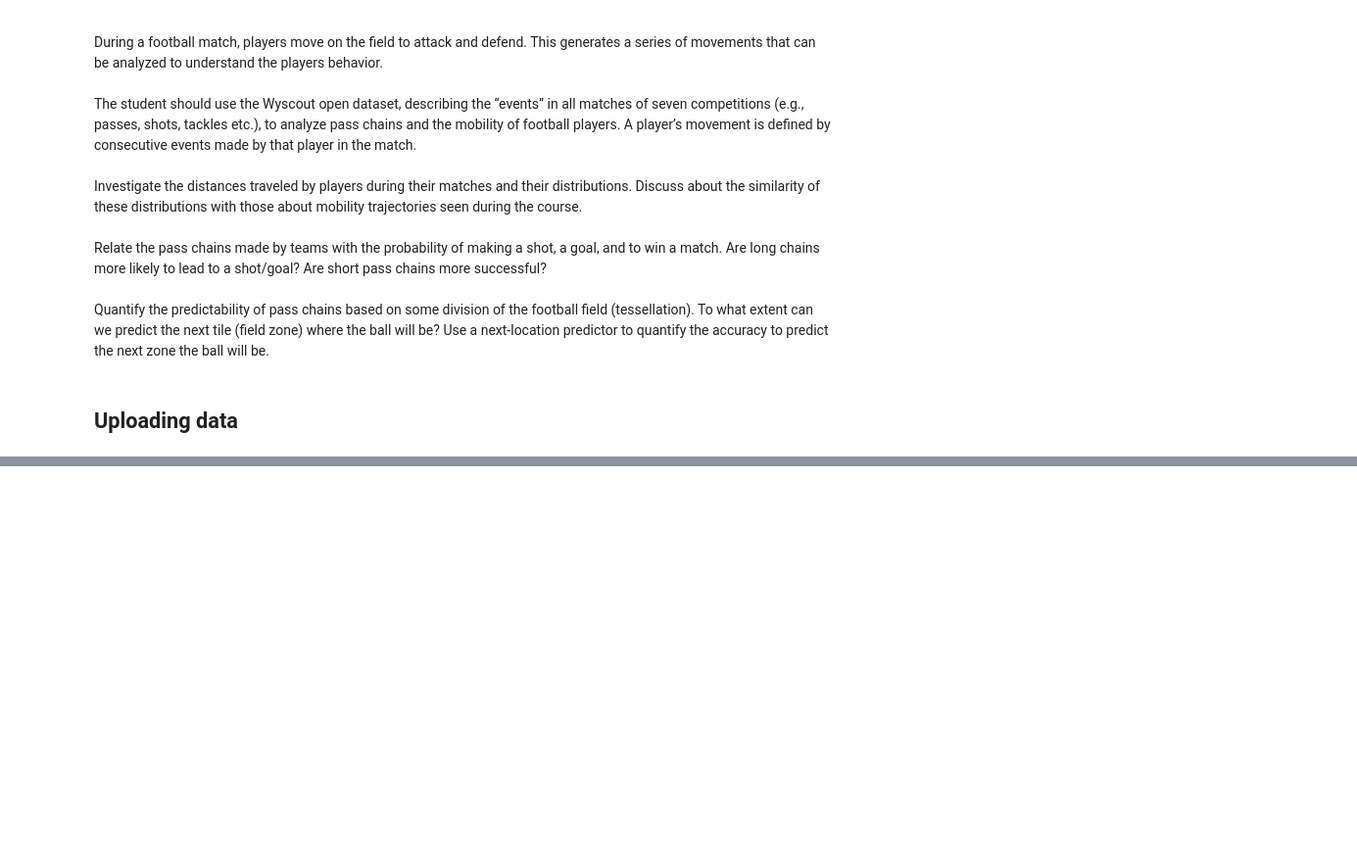
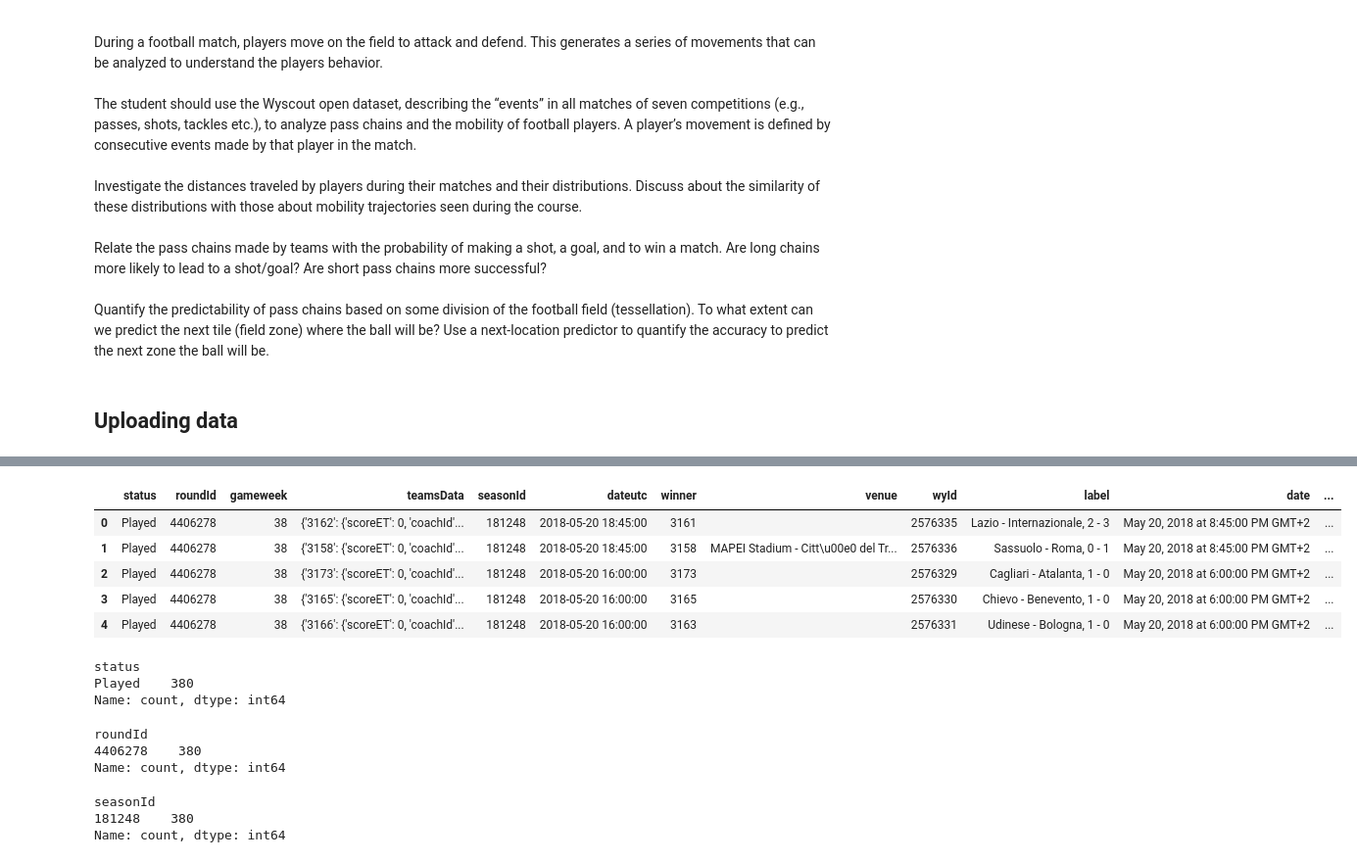
Before and after one commit to PasqualeEsposito/Geospatial_Analytics, a Jupyter notebook: analysis.ipynb, the cells around one changed output, grey strips where cells are left out. Shown at 98% size. Cells and saved outputs as stored; diff of their text form; code cells hidden in the pictures; blank space fills up the shorter version.

```diff
--- a/analysis.ipynb
+++ b/analysis.ipynb
@@ -35,0 +183,2 @@ with open('./data/competitions.json') as json_data:
+# %%
+italian_matches_df = pd.DataFrame(matches['Italy'])
@@ -35,0 +209,27 @@ with open('./data/competitions.json') as json_data:
+# %%
+italian_matches_df.head()
+# %% [output]
+|  | status | roundId | gameweek | teamsData | seasonId | dateutc | winner | venue | wyId | label | date | ... |
+| 0 | Played | 4406278 | 38 | {'3162': {'scoreET': 0, 'coachId'... | 181248 | 2018-05-20 18:45:00 | 3161 |  | 2576335 | Lazio - Internazionale, 2 - 3 | May 20, 2018 at 8:45:00 PM GMT+2 | ... |
+| 1 | Played | 4406278 | 38 | {'3158': {'scoreET': 0, 'coachId'... | 181248 | 2018-05-20 18:45:00 | 3158 | MAPEI Stadium - Citt\u00e0 del Tr... | 2576336 | Sassuolo - Roma, 0 - 1 | May 20, 2018 at 8:45:00 PM GMT+2 | ... |
+| 2 | Played | 4406278 | 38 | {'3173': {'scoreET': 0, 'coachId'... | 181248 | 2018-05-20 16:00:00 | 3173 |  | 2576329 | Cagliari - Atalanta, 1 - 0 | May 20, 2018 at 6:00:00 PM GMT+2 | ... |
+| 3 | Played | 4406278 | 38 | {'3165': {'scoreET': 0, 'coachId'... | 181248 | 2018-05-20 16:00:00 | 3165 |  | 2576330 | Chievo - Benevento, 1 - 0 | May 20, 2018 at 6:00:00 PM GMT+2 | ... |
+| 4 | Played | 4406278 | 38 | {'3166': {'scoreET': 0, 'coachId'... | 181248 | 2018-05-20 16:00:00 | 3163 |  | 2576331 | Udinese - Bologna, 1 - 0 | May 20, 2018 at 6:00:00 PM GMT+2 | ... |
+# %%
+italian_matches_df.status.value_counts()
+# %% [output]
+status
+Played    380
+Name: count, dtype: int64
+# %%
+italian_matches_df.roundId.value_counts()
+# %% [output]
+roundId
+4406278    380
+Name: count, dtype: int64
+# %%
+italian_matches_df.seasonId.value_counts()
+# %% [output]
+seasonId
+181248    380
+Name: count, dtype: int64
```
Also changed, not shown: parts of 123 cells of this notebook.
